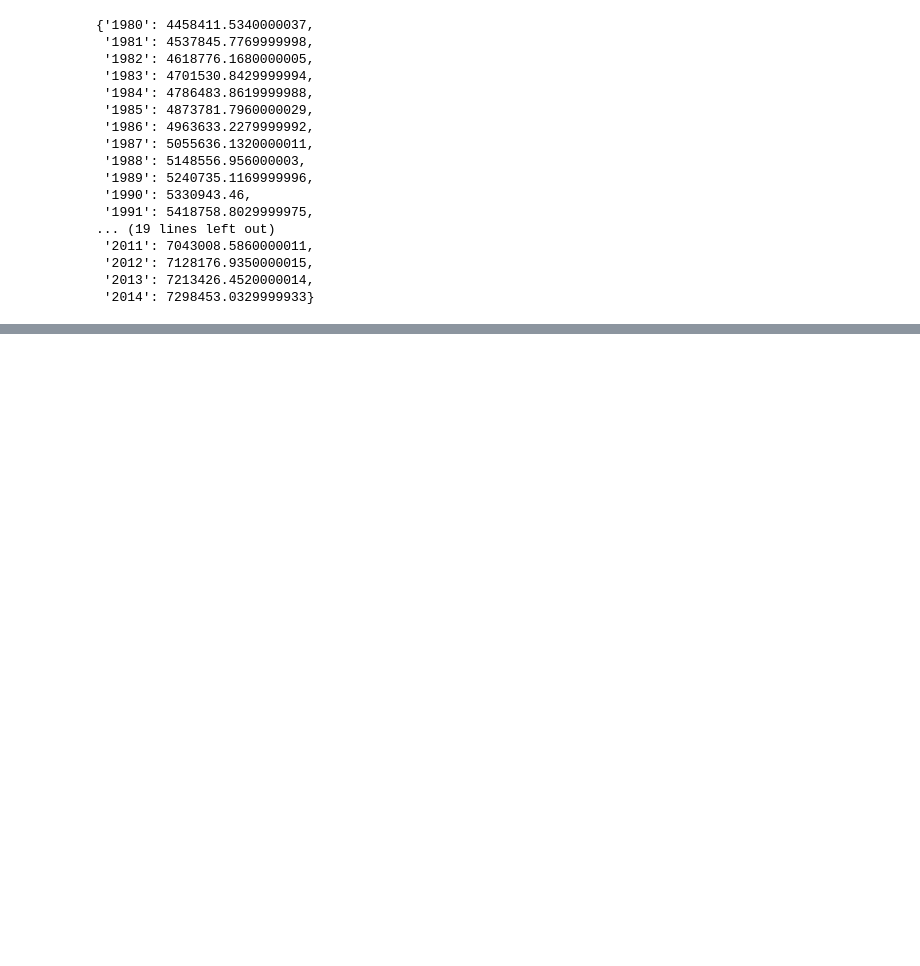
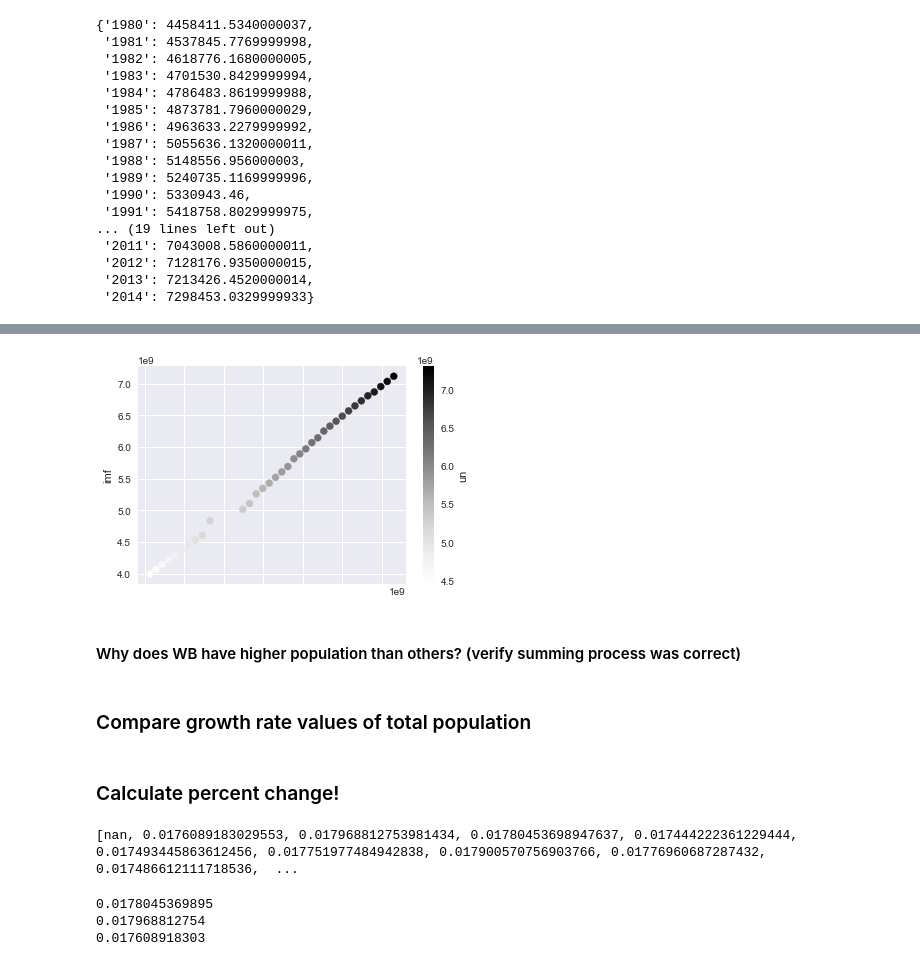
Before and after one commit to moonlimb/zerg, a Jupyter notebook: data/compare_pop_data.ipynb, the cells around one changed output, grey strips where cells are left out. Drawn from its saved outputs; the diff is of its cells as text; code cells hidden in the pictures; blank space fills up the shorter version.

```diff
--- a/data/compare_pop_data.ipynb
+++ b/data/compare_pop_data.ipynb
@@ -592,0 +655,27 @@ ax = sns.tsplot(time="timepoint", value="BOLD signal",
+# %%
+df_pop_total.plot(kind='scatter', x='pwt', y='imf', c='un', s=50);
+# %% [output]
+[figure, added]
+# %% [markdown]
+#### Why does WB have higher population than others? (verify summing process was correct)
+# %% [markdown]
+### Compare growth rate values of total population
+# %% [markdown]
+### Calculate percent change!
+# %%
+# calculate percent change!
+
+print(df_pop_total['wb'].pct_change().tolist())
+# %% [output]
+[nan, 0.0176089183029553, 0.017968812753981434, 0.01780453698947637, 0.017444222361229444, 0.017493445863612456, 0.017751977484942838, 0.017900570756903766, 0.01776960687287432, 0.017486612111718536,  ...
+# %%
+test = df_pop_total['wb'].head()
+(test[2]-test[1])*1.0 / test[1]
+pct_del = lambda _s, idx: (_s[idx]-_s[idx-1]*1.0)/_s[idx-1]
+print(pct_del(test,3))
+print(pct_del(test,2))
+print(pct_del(test,1))
+# %% [output]
+0.0178045369895
+0.017968812754
+0.017608918303
```
Also changed, not shown: parts of 23 cells of this notebook.
